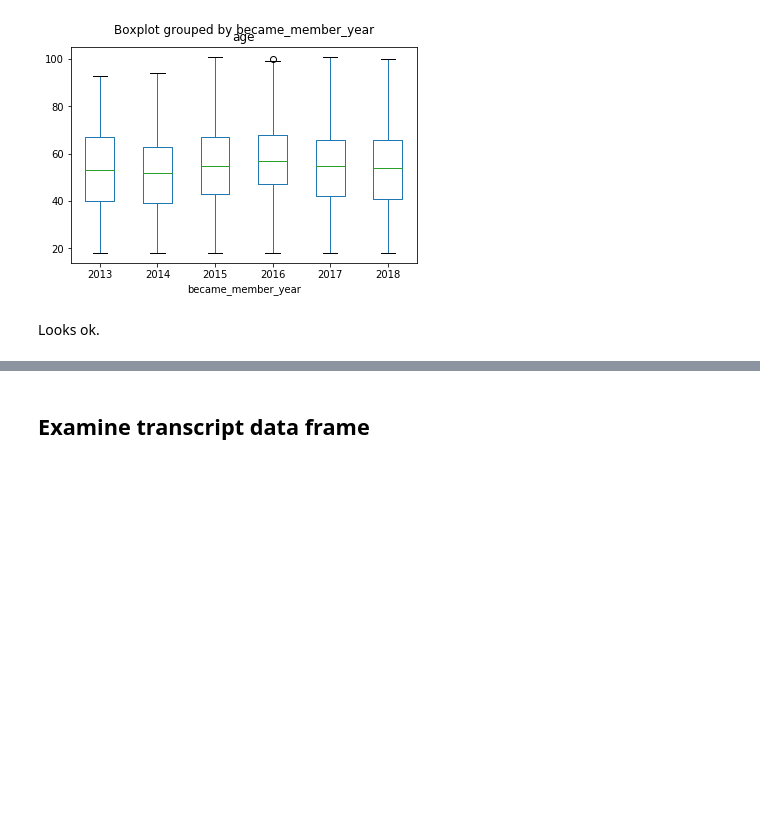
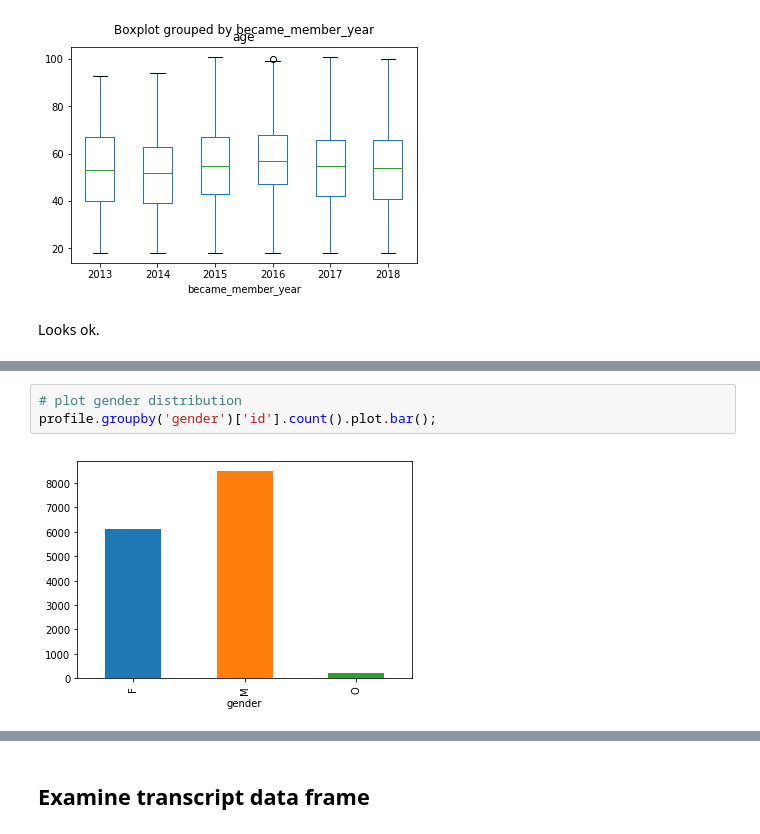
Before and after one commit to a1pat/Starbucks-Capstone, a Jupyter notebook: Starbucks_Capstone_notebook.ipynb, the cells around one changed output, grey strips where cells are left out. Cells and saved outputs as stored; diff of their text form; blank space fills up the shorter version.

Commit message:
Add files via upload
Added examination of gender data to the profile data set.

```diff
--- a/Starbucks_Capstone_notebook.ipynb
+++ b/Starbucks_Capstone_notebook.ipynb
@@ -340,0 +369,5 @@ Looks ok.
+# %%
+# plot gender distribution
+profile.groupby('gender')['id'].count().plot.bar();
+# %% [output]
+[figure, added]
```
Also changed, not shown: parts of 8 cells of this notebook.
